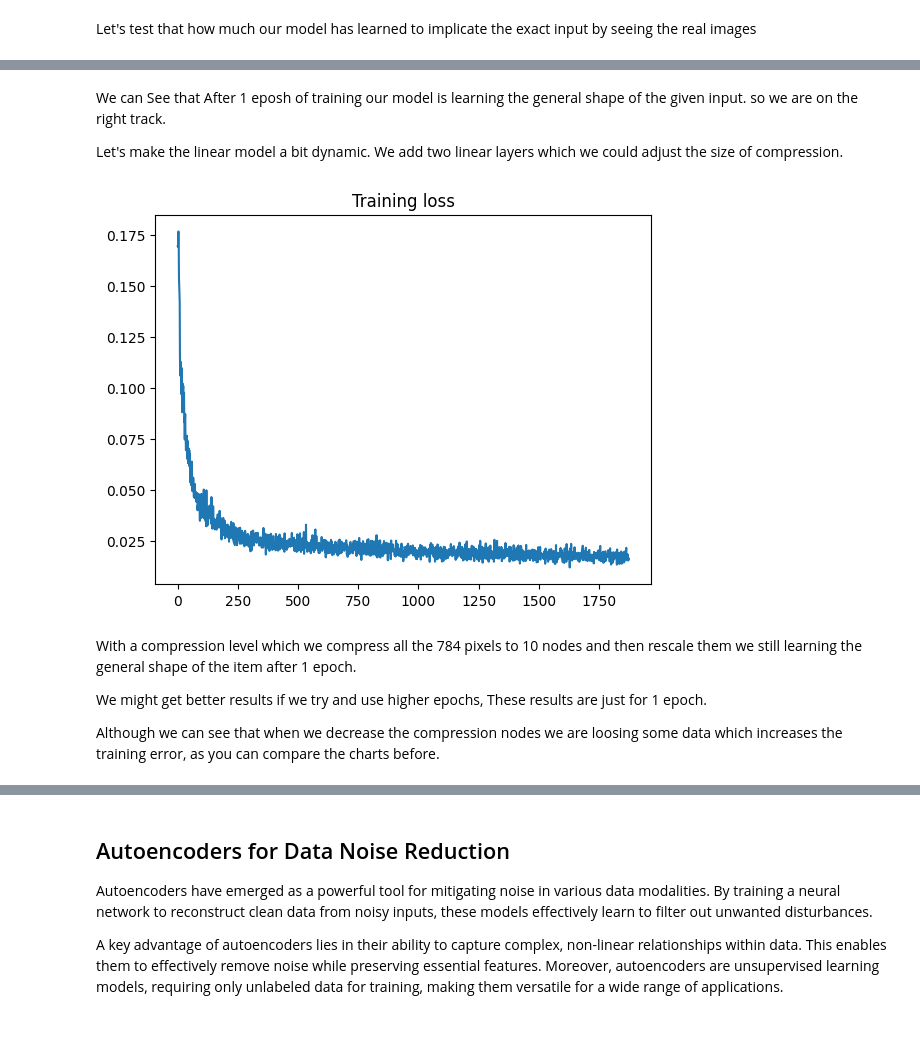
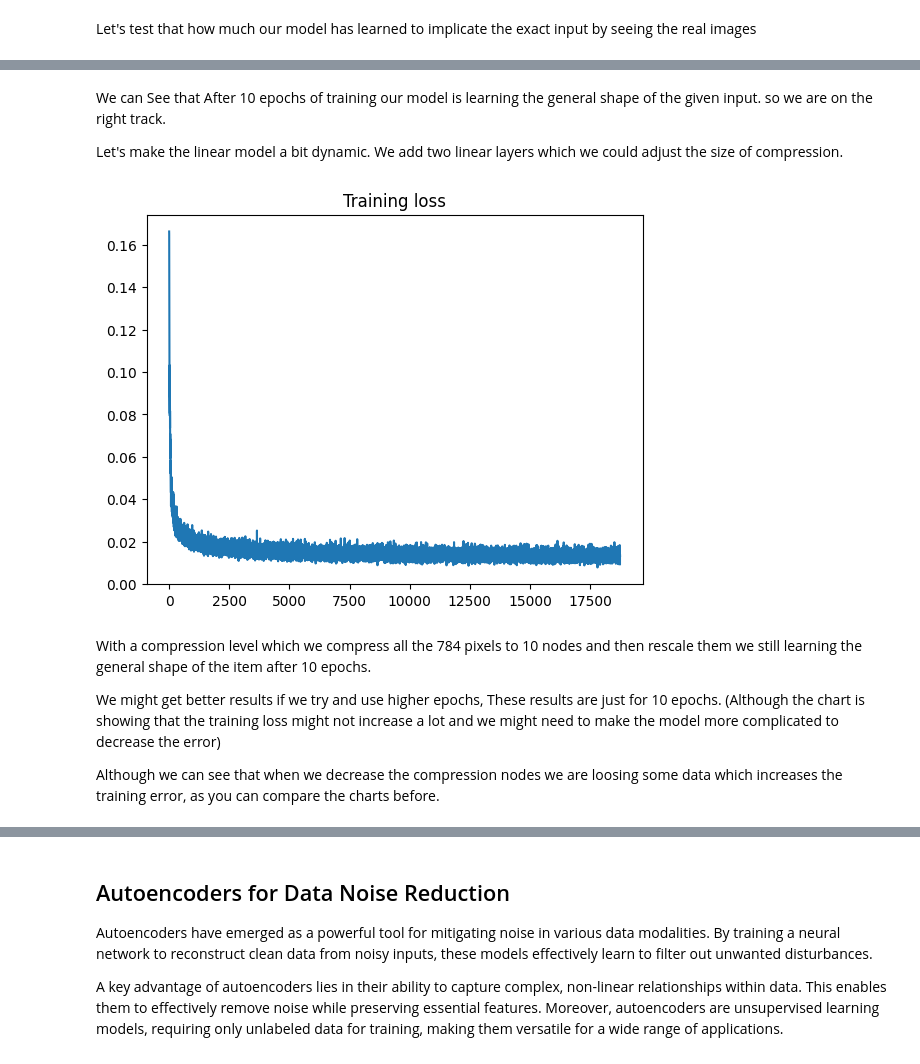
Before and after one commit to Shayan-B/pytorch-autoencoders, a Jupyter notebook: notebooks/Autoencoders.ipynb, the cells around one changed output, grey strips where cells are left out. Drawn from its saved outputs; the diff is of its cells as text; code cells hidden in the pictures; blank space fills up the shorter version.

```diff
--- a/notebooks/Autoencoders.ipynb
+++ b/notebooks/Autoencoders.ipynb
@@ -172,5 +174,5 @@ ae.test_model(train_loader, model_aal)
 # %% [markdown]
-We can See that After 1 eposh of training our model is learning the general shape of the given input. so we are on the right track.
+We can See that After 10 epochs of training our model is learning the general shape of the given input. so we are on the right track.
 
 Let's make the linear model a bit dynamic. We add two linear layers which we could adjust the size of compression.
 # %%
@@ -194,13 +196,13 @@ class AutoencoderLinearA(nn.Module):
         return decode_2
 # %%
 model_aala, optimizer, loss_fn = ae.make_model(AutoencoderLinearA, compress_=10)
-model_aala = ae.train_model(model_aala, optimizer, loss_fn, train_loader, batch_size, epoch_num=1)
+model_aala = ae.train_model(model_aala, optimizer, loss_fn, train_loader, batch_size, epoch_num=10)
 # %% [output]
-[figure, old version]
+[figure, new version]
 # %% [markdown]
-With a compression level which we compress all the 784 pixels to 10 nodes and then rescale them we still learning the general shape of the item after 1 epoch.
+With a compression level which we compress all the 784 pixels to 10 nodes and then rescale them we still learning the general shape of the item after 10 epochs.
 
-We might get better results if we try and use higher epochs, These results are just for 1 epoch.
+We might get better results if we try and use higher epochs, These results are just for 10 epochs. (Although the chart is showing that the training loss might not increase a lot and we might need to make the model more complicated to decrease the error)
 
 Although we can see that when we decrease the compression nodes we are loosing some data which increases the training error, as you can compare the charts before.
 # %%
```
Also changed, not shown: parts of 18 cells of this notebook, 4 other files.
